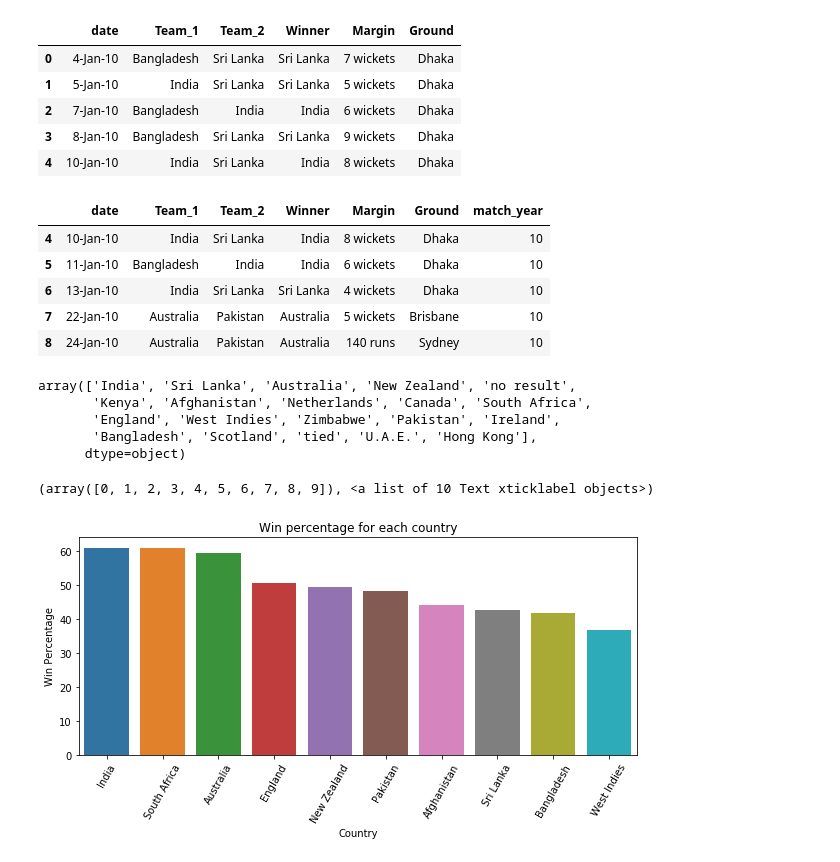
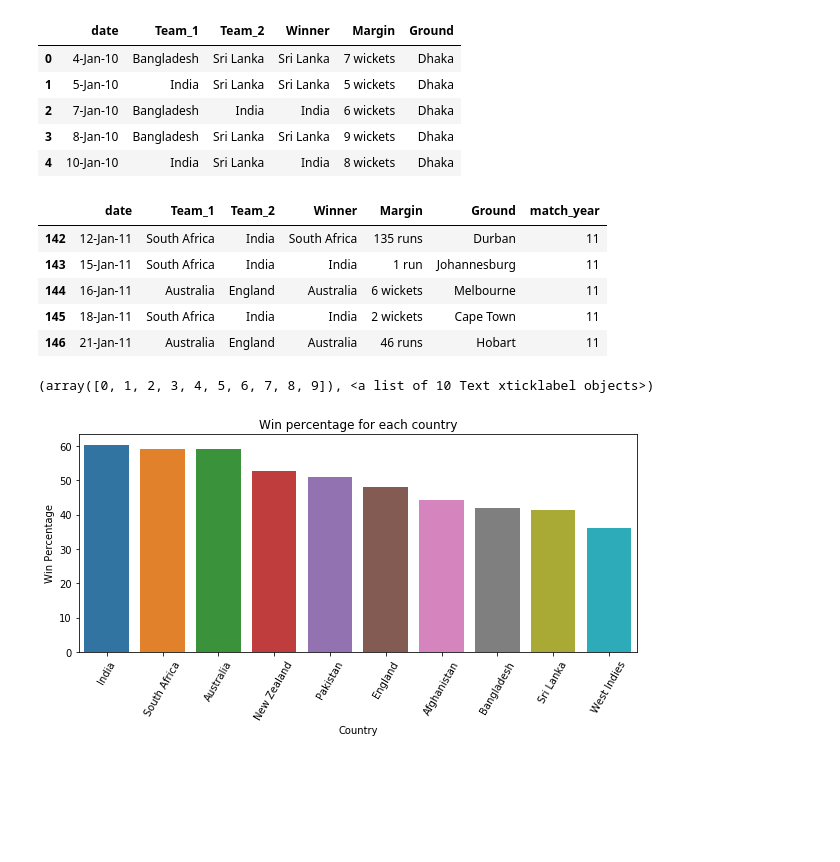
Before and after one commit to singhmanishh/WorldCup2019_Prediction, a Jupyter notebook: DataExploration.ipynb, the cells around one changed output. Drawn from its saved outputs; the diff is of its cells as text; code cells hidden in the pictures; blank space fills up the shorter version.

```diff
--- a/DataExploration.ipynb
+++ b/DataExploration.ipynb
@@ -127,38 +127,30 @@ results.loc[results.date == 'Jul 7-8, 2013', 'date'] = '03-07-2013'
 results.loc[results.date == 'Aug 27-28, 2013', 'date'] = '27-08-2013'
 results.loc[results.date == 'Dec 10-11, 2014', 'date'] = '10-12-2014'
 # %%
-#creating a column for matches played in 2010
+#focusing on matches since 2011 (Current completed decade)
 year = []
 for row in results['date']:
     year.append(int(row[7:]))
 results['match_year']= year
-results_2010 = results[results.match_year >= 10]
+results_2011 = results[results.match_year >= 11]
 #print((len(df_2010[df_2010['Winner'] == 'India'])/df_2010.shape[0]) *100.0)
 # %%
-results_2010.head()
+results_2011.head()
 # %% [output]
 |  | date | Team_1 | Team_2 | Winner | Margin | Ground | match_year |
-| 4 | 10-Jan-10 | India | Sri Lanka | India | 8 wickets | Dhaka | 10 |
-| 5 | 11-Jan-10 | Bangladesh | India | India | 6 wickets | Dhaka | 10 |
-| 6 | 13-Jan-10 | India | Sri Lanka | Sri Lanka | 4 wickets | Dhaka | 10 |
-| 7 | 22-Jan-10 | Australia | Pakistan | Australia | 5 wickets | Brisbane | 10 |
-| 8 | 24-Jan-10 | Australia | Pakistan | Australia | 140 runs | Sydney | 10 |
+| 142 | 12-Jan-11 | South Africa | India | South Africa | 135 runs | Durban | 11 |
+| 143 | 15-Jan-11 | South Africa | India | India | 1 run | Johannesburg | 11 |
+| 144 | 16-Jan-11 | Australia | England | Australia | 6 wickets | Melbourne | 11 |
+| 145 | 18-Jan-11 | South Africa | India | India | 2 wickets | Cape Town | 11 |
+| 146 | 21-Jan-11 | Australia | England | Australia | 46 runs | Hobart | 11 |
-# %%
-results_2010['Winner'].unique()
-# %% [output]
-array(['India', 'Sri Lanka', 'Australia', 'New Zealand', 'no result',
-       'Kenya', 'Afghanistan', 'Netherlands', 'Canada', 'South Africa',
-       'England', 'West Indies', 'Zimbabwe', 'Pakistan', 'Ireland',
-       'Bangladesh', 'Scotland', 'tied', 'U.A.E.', 'Hong Kong'],
-      dtype=object)
 # %%
-output_2010 = get_win_percentage(list_of_participants, results_2010)
+output_2011 = get_win_percentage(list_of_participants, results_2011)
 # %%
 plt.figure(figsize=(10,4))
-sns.barplot(x = 'Country', y = 'Win_Percentage', data = output_2010).set_title('Win percentage for each country')
+sns.barplot(x = 'Country', y = 'Win_Percentage', data = output_2011).set_title('Win percentage for each country')
 plt.xlabel("Country")
 plt.ylabel("Win Percentage")
 plt.xticks(rotation = 60)
 # %% [output]
 (array([0, 1, 2, 3, 4, 5, 6, 7, 8, 9]), <a list of 10 Text xticklabel objects>)
-[figure, old version]
+[figure, new version]
```
